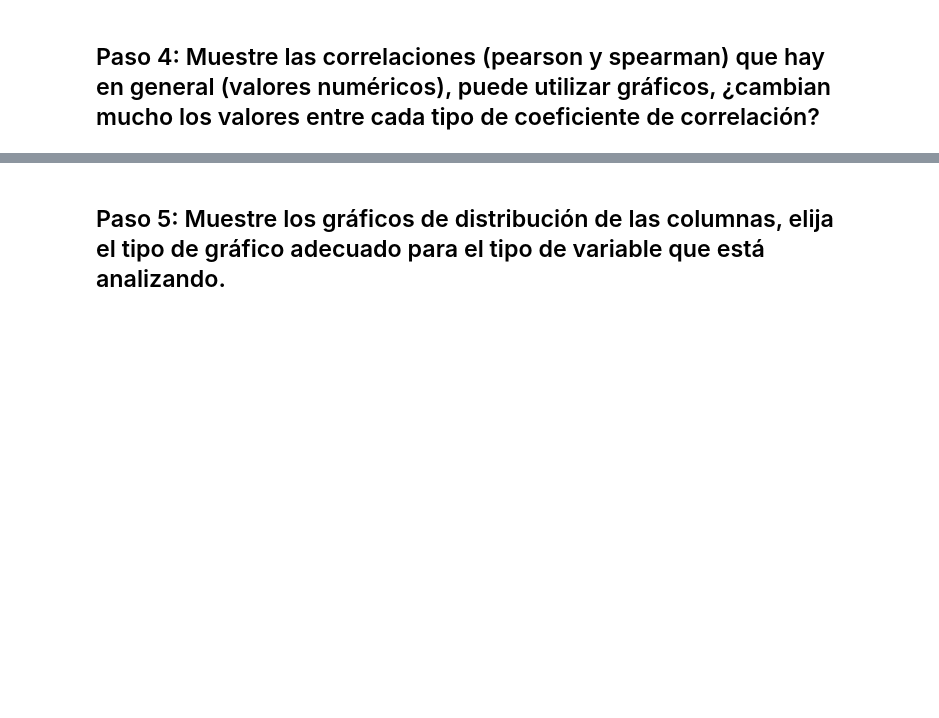
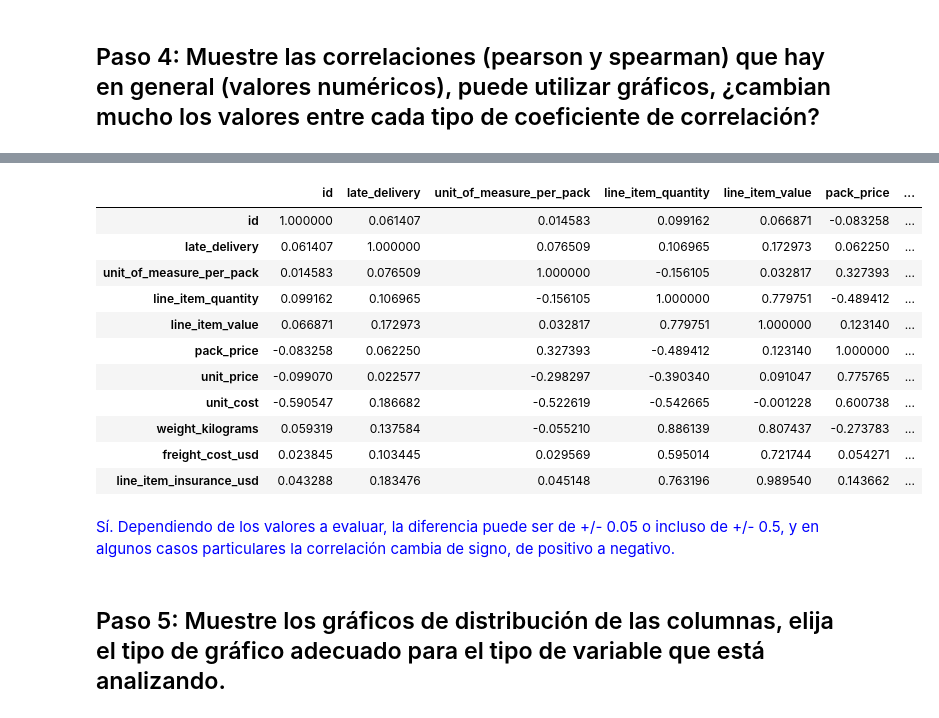
Before and after one commit to LAXELmve/EDA_LINEAR-REGRESSION_HYPOTHESIS_Axel-Martin-Vega-Espinoza, a Jupyter notebook: Proyecto_2-Axel_Vega.ipynb, the cells around one changed output, grey strips where cells are left out. Drawn from its saved outputs; the diff is of its cells as text; code cells hidden in the pictures; blank space fills up the shorter version.

```diff
--- a/Proyecto_2-Axel_Vega.ipynb
+++ b/Proyecto_2-Axel_Vega.ipynb
@@ -117,3 +257,22 @@ None
+# %%
+df.corr(method='spearman', numeric_only=True)
+# %% [output]
+|  | id | late_delivery | unit_of_measure_per_pack | line_item_quantity | line_item_value | pack_price | ... |
+| id | 1.000000 | 0.061407 | 0.014583 | 0.099162 | 0.066871 | -0.083258 | ... |
+| late_delivery | 0.061407 | 1.000000 | 0.076509 | 0.106965 | 0.172973 | 0.062250 | ... |
+| unit_of_measure_per_pack | 0.014583 | 0.076509 | 1.000000 | -0.156105 | 0.032817 | 0.327393 | ... |
+| line_item_quantity | 0.099162 | 0.106965 | -0.156105 | 1.000000 | 0.779751 | -0.489412 | ... |
+| line_item_value | 0.066871 | 0.172973 | 0.032817 | 0.779751 | 1.000000 | 0.123140 | ... |
+| pack_price | -0.083258 | 0.062250 | 0.327393 | -0.489412 | 0.123140 | 1.000000 | ... |
+| unit_price | -0.099070 | 0.022577 | -0.298297 | -0.390340 | 0.091047 | 0.775765 | ... |
+| unit_cost | -0.590547 | 0.186682 | -0.522619 | -0.542665 | -0.001228 | 0.600738 | ... |
+| weight_kilograms | 0.059319 | 0.137584 | -0.055210 | 0.886139 | 0.807437 | -0.273783 | ... |
+| freight_cost_usd | 0.023845 | 0.103445 | 0.029569 | 0.595014 | 0.721744 | 0.054271 | ... |
+| line_item_insurance_usd | 0.043288 | 0.183476 | 0.045148 | 0.763196 | 0.989540 | 0.143662 | ... |
+# %% [markdown]
+<p style ="color:blue;">
+    Sí. Dependiendo de los valores a evaluar, la diferencia puede ser de +/- 0.05 o incluso de +/- 0.5, y en algunos casos particulares la correlación cambia de signo, de positivo a negativo.
+</p>
 # %% [markdown]
 ## Paso 5: Muestre los gráficos de distribución de las columnas, elija el tipo de gráfico adecuado para el tipo de variable que está analizando.
 # %%
```
Also changed, not shown: parts of 9 cells of this notebook.
